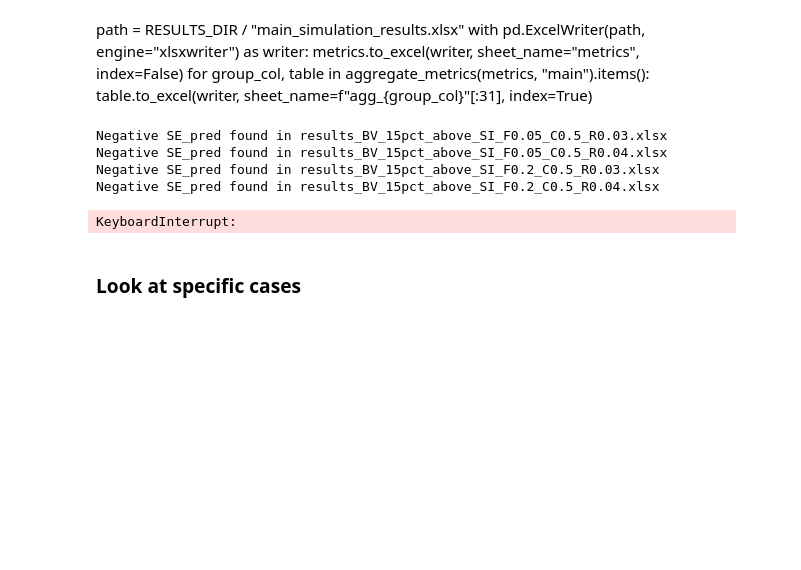
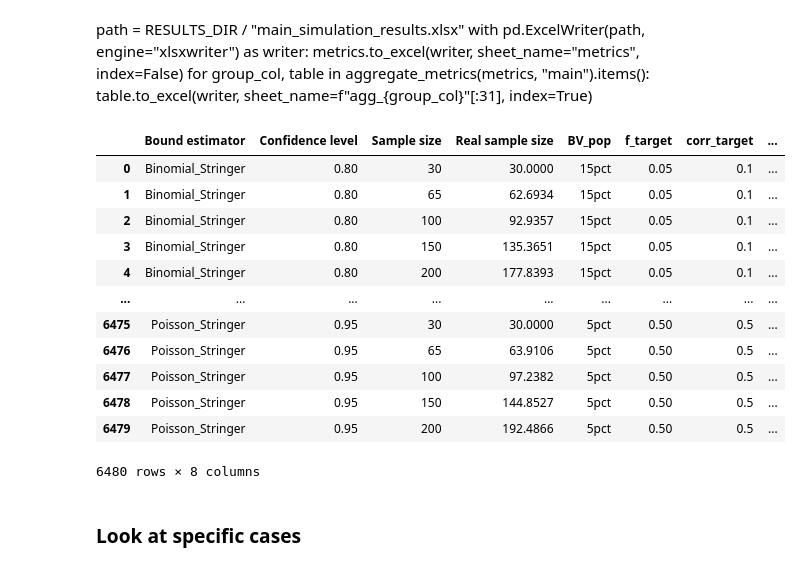
Before and after one commit to IsabelCD/MUS_Article, a Jupyter notebook: testing/test_simulation.ipynb, the cells around one changed output. Saved outputs shown, nothing was run; the diff lists cells and outputs as text; code cells hidden in the pictures; blank space fills up the shorter version.

```diff
--- a/testing/test_simulation.ipynb
+++ b/testing/test_simulation.ipynb
@@ -81,13 +81,50 @@ with pd.ExcelWriter(path, engine="xlsxwriter") as writer:
         for group_col, table in aggregate_metrics(metrics, "main").items():
             table.to_excel(writer, sheet_name=f"agg_{group_col}"[:31], index=True)
 # %%
-for file in files:
+import re
+import os
+from tqdm import tqdm
+
+real_n_data = pd.DataFrame()
+pattern = r"^results_BV_(?P<bv>\d+pct)_above_SI_F(?P<f>[\d.]+)_C(?P<c>[\d.]+)_R(?P<r>[\d.]+)\.xlsx$"
+
+for file in tqdm(files):
     results = pd.read_excel(file, sheet_name="results (€)")
-    if (results["SE_pred"]<0).any():
-        print(f"Negative SE_pred found in {file.name}")
+    m = re.match(pattern, os.path.basename(file))
+    if m is None:
+        raise ValueError(f"Filename didn't match pattern: {file}")
+    extracted = m.groupdict()
+
+    iteration = (
+        results
+        .groupby(["bound_estimator", "confidence_level", "sample_size"], as_index=False)["real_n"]
+        .mean()
+        .rename(columns={
+            "real_n": "Real sample size",
+            "bound_estimator": "Bound estimator",
+            "confidence_level": "Confidence level",
+            "sample_size": "Sample size",
+        })
+    )
+    iteration["BV_pop"] = extracted["bv"]
+    iteration["f_target"] = float(extracted["f"])
+    iteration["corr_target"] = float(extracted["c"])
+    iteration["r_target"] = float(extracted["r"])
+
+    real_n_data = pd.concat([real_n_data, iteration], ignore_index=True)
-# %% [output]
-Negative SE_pred found in results_BV_15pct_above_SI_F0.05_C0.5_R0.03.xlsx
-Negative SE_pred found in results_BV_15pct_above_SI_F0.05_C0.5_R0.04.xlsx
-Negative SE_pred found in results_BV_15pct_above_SI_F0.2_C0.5_R0.03.xlsx
-Negative SE_pred found in results_BV_15pct_above_SI_F0.2_C0.5_R0.04.xlsx
-KeyboardInterrupt:
+# %%
+real_n_data
+# %% [output]
+|  | Bound estimator | Confidence level | Sample size | Real sample size | BV_pop | f_target | corr_target | ... |
+| 0 | Binomial_Stringer | 0.80 | 30 | 30.0000 | 15pct | 0.05 | 0.1 | ... |
+| 1 | Binomial_Stringer | 0.80 | 65 | 62.6934 | 15pct | 0.05 | 0.1 | ... |
+| 2 | Binomial_Stringer | 0.80 | 100 | 92.9357 | 15pct | 0.05 | 0.1 | ... |
+| 3 | Binomial_Stringer | 0.80 | 150 | 135.3651 | 15pct | 0.05 | 0.1 | ... |
+| 4 | Binomial_Stringer | 0.80 | 200 | 177.8393 | 15pct | 0.05 | 0.1 | ... |
+| ... | ... | ... | ... | ... | ... | ... | ... | ... |
+| 6475 | Poisson_Stringer | 0.95 | 30 | 30.0000 | 5pct | 0.50 | 0.5 | ... |
+| 6476 | Poisson_Stringer | 0.95 | 65 | 63.9106 | 5pct | 0.50 | 0.5 | ... |
+| 6477 | Poisson_Stringer | 0.95 | 100 | 97.2382 | 5pct | 0.50 | 0.5 | ... |
+| 6478 | Poisson_Stringer | 0.95 | 150 | 144.8527 | 5pct | 0.50 | 0.5 | ... |
+| 6479 | Poisson_Stringer | 0.95 | 200 | 192.4866 | 5pct | 0.50 | 0.5 | ... |
+6480 rows × 8 columns
```
Also changed, not shown: parts of 1 cell of this notebook, 4 other files.
